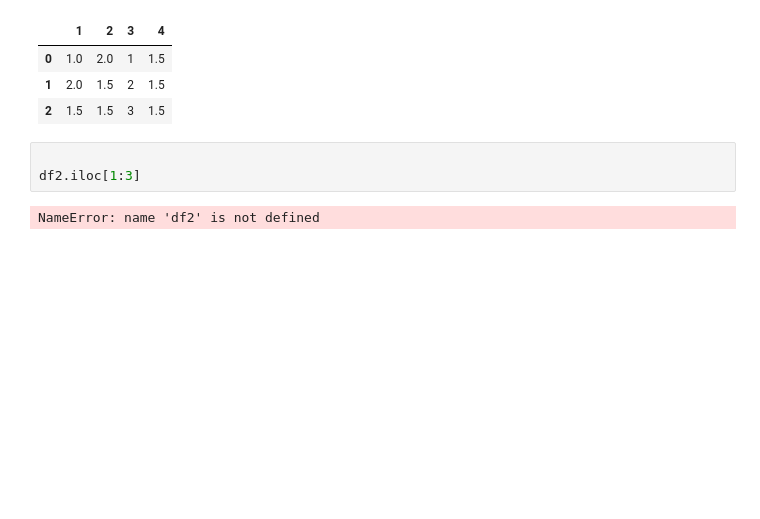
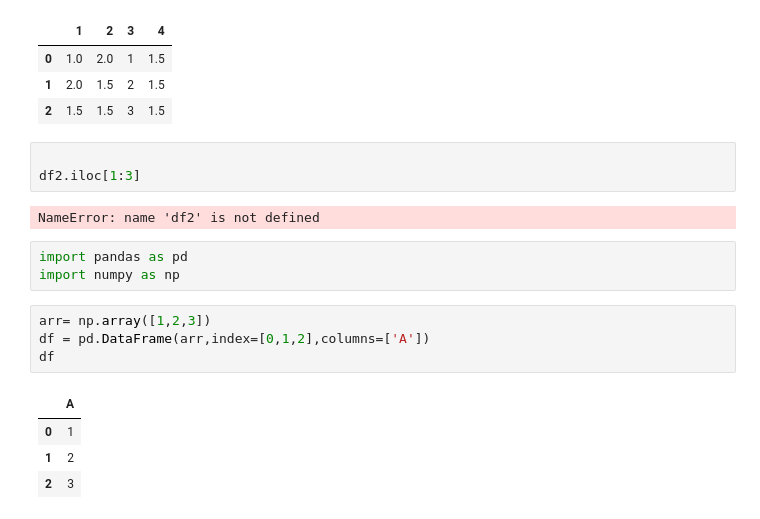
Before and after one commit to dheeraj0342/DSML, a Jupyter notebook: pandas.ipynb, the cells around one changed output. Drawn from its saved outputs; the diff is of its cells as text; blank space fills up the shorter version.

```diff
--- a/pandas.ipynb
+++ b/pandas.ipynb
@@ -657,3 +657,15 @@ df2.fillna(df2[1].mean())
 df2.iloc[1:3]
 # %% [output]
 NameError: name 'df2' is not defined
+# %%
+import pandas as pd
+import numpy as np
+# %%
+arr= np.array([1,2,3])
+df = pd.DataFrame(arr,index=[0,1,2],columns=['A'])
+df
+# %% [output]
+|  | A |
+| 0 | 1 |
+| 1 | 2 |
+| 2 | 3 |
```
Also changed, not shown: 3 other files.
